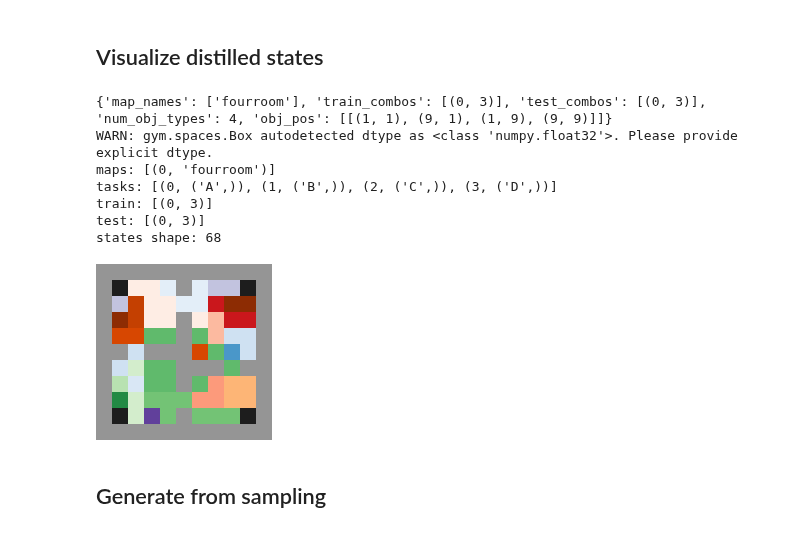
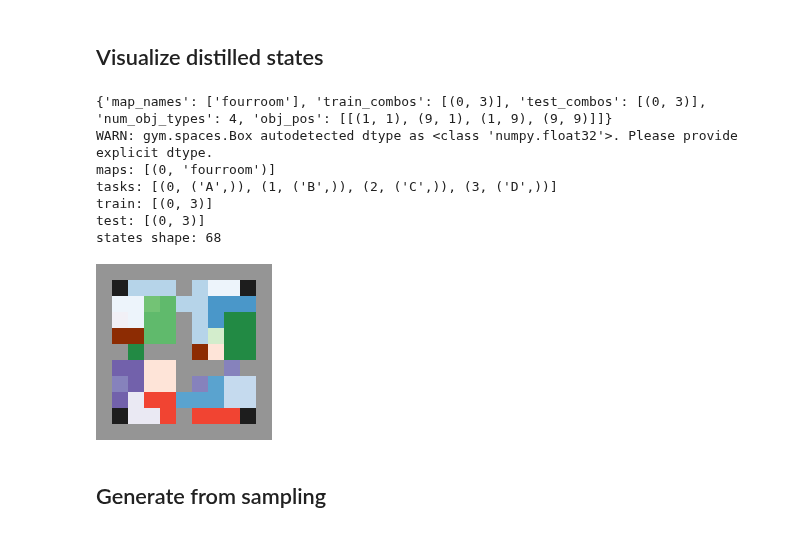
Before and after one commit to lchenat/TSA, a Jupyter notebook: ipynb/pick_nmf.ipynb, the cells around one changed output. Cells and saved outputs as stored; diff of their text form; code cells hidden in the pictures.

Commit message:
debug nmf_sample

```diff
--- a/ipynb/pick_nmf.ipynb
+++ b/ipynb/pick_nmf.ipynb
@@ -435,32 +435,38 @@ save: ../data/nmf_sample/pick/fourroom/split.full-5
 # %% [markdown]
 ## Visualize distilled states
 # %%
-n_abs = 50
+n_abs = 20
 l1_ratio = 0.0
 
+# weight_dict = {
+#     20: '../log/pick.split.mix.10-20/nmf_sample.baseline.n_abs-20/20/0.190325-224016/models/step-720000-acc-10.71',
+#     50: '../log/pick.split.mix.10-50/nmf_sample.baseline.n_abs-50/50/0.190325-230619/models/step-1200000-acc-10.76',
+#     5: '../log/pick.split.mix.10-5/nmf_sample.baseline.n_abs-5/5/0.190325-230625/models/step-220800-acc-7.96',
+# }
+
+# for debugging
 weight_dict = {
-    20: '../log/pick.split.mix.10-20/nmf_sample.baseline.n_abs-20/20/0.190325-224016/models/step-720000-acc-10.71',
-    50: '../log/pick.split.mix.10-50/nmf_sample.baseline.n_abs-50/50/0.190325-230619/models/step-1200000-acc-10.76',
-    5: '../log/pick.split.mix.10-5/nmf_sample.baseline.n_abs-5/5/0.190325-230625/models/step-220800-acc-7.96',
+    20: '../log/pick.split.full.20/nmf_sample.baseline.n_abs-20/_/0.190329-012215/models/step-1200000-acc-10.77',
+    50: '../log/pick.split.full.50/nmf_sample.baseline.n_abs-50/_/0.190329-012229/models/step-1200000-acc-10.84',
+    5: '../log/pick.split.full.5/nmf_sample.baseline.n_abs-5/_/0.190329-012443/models/step-1200000-acc-10.76',
 }
 
 env, states = get_visualization_env()
-decomposer = MTNMF(n_abs, max_iter=5000, tol=0.0001)
 expert = get_expert(weight_dict[n_abs], action_dim, feat_dim=n_abs)
 
 abs_s = expert.network.phi_body(tensor(states))
 abs_list = abs_s.argmax(1).detach().cpu().numpy()
 img = get_img(env, abs_list)
 imshow(img)
 # %% [output]
 {'map_names': ['fourroom'], 'train_combos': [(0, 3)], 'test_combos': [(0, 3)], 'num_obj_types': 4, 'obj_pos': [[(1, 1), (9, 1), (1, 9), (9, 9)]]}
 WARN: gym.spaces.Box autodetected dtype as <class 'numpy.float32'>. Please provide explicit dtype.
 maps: [(0, 'fourroom')]
 tasks: [(0, ('A',)), (1, ('B',)), (2, ('C',)), (3, ('D',))]
 train: [(0, 3)]
 test: [(0, 3)]
 states shape: 68
-[figure, old version]
+[figure, new version]
 # %% [markdown]
 ## Generate from sampling
 # %%
```
